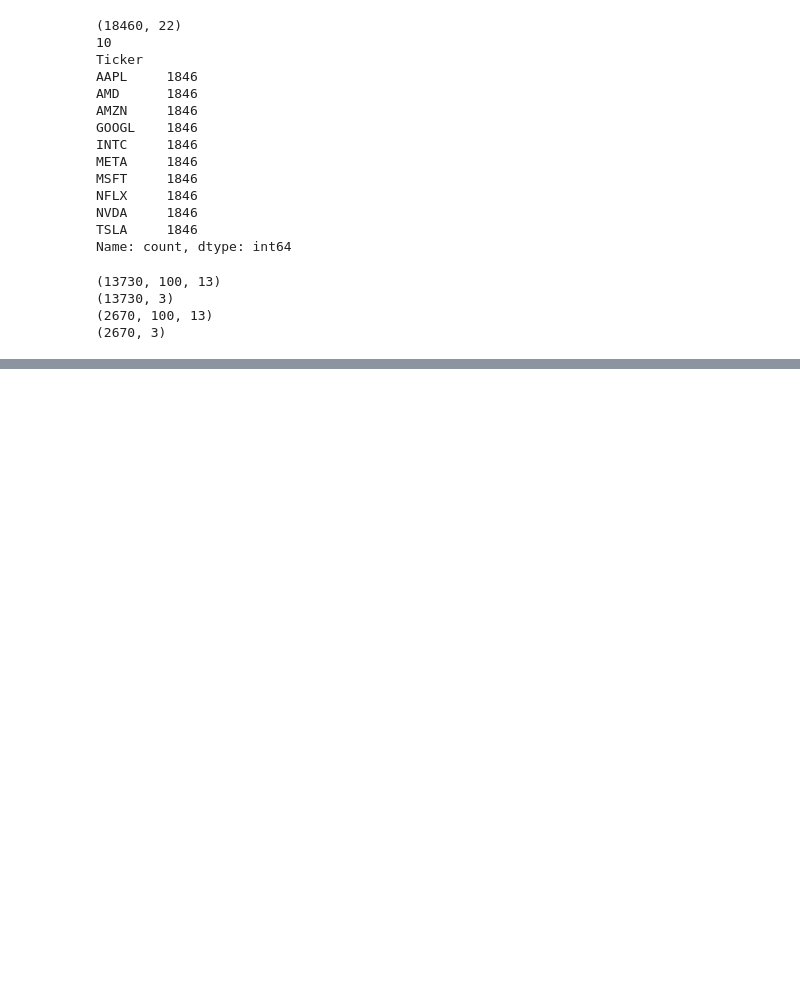
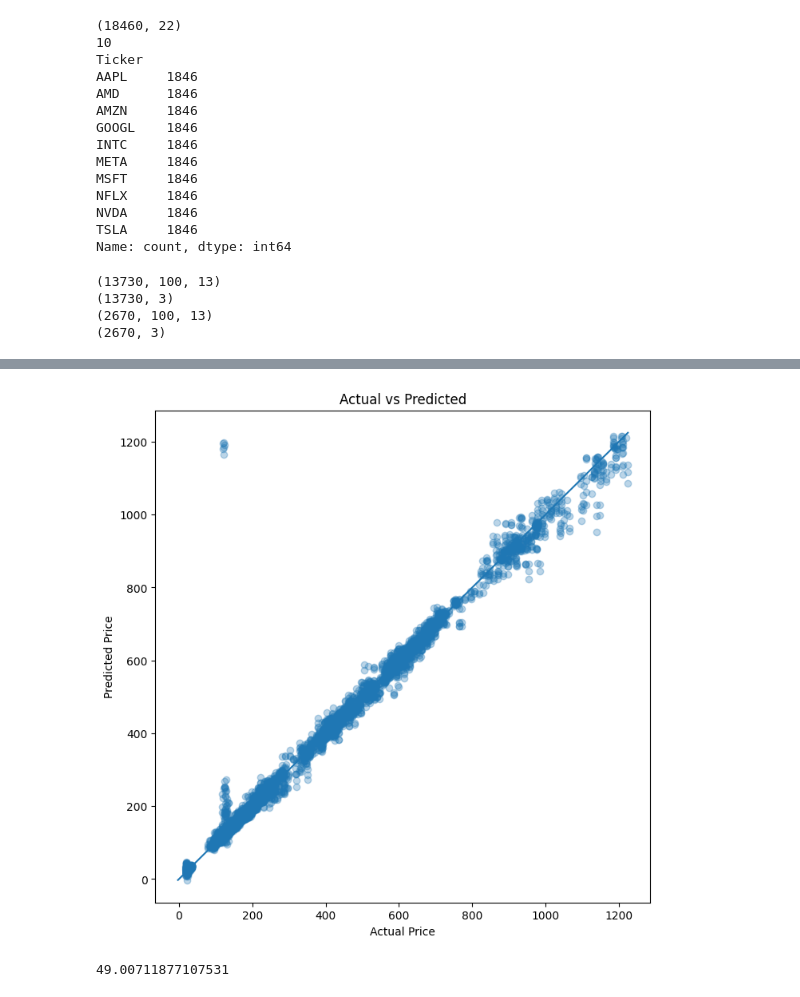
Before and after one commit to m4nn4t/stock_price_prediction, a Jupyter notebook: MultiStock.ipynb, the cells around one changed output, grey strips where cells are left out. Cells and saved outputs as stored; diff of their text form; code cells hidden in the pictures; blank space fills up the shorter version.

```diff
--- a/MultiStock.ipynb
+++ b/MultiStock.ipynb
@@ -564,0 +885,39 @@ print(y_test.shape)
+# %%
+plt.figure(figsize=(8,8))
+
+plt.scatter(
+    actual_prices,
+    pred_prices,
+    alpha=0.3
+)
+
+min_val=min(
+    actual_prices.min(),
+    pred_prices.min()
+)
+
+max_val=max(
+    actual_prices.max(),
+    pred_prices.max()
+)
+
+plt.plot(
+    [min_val,max_val],
+    [min_val,max_val]
+)
+
+plt.xlabel(
+    "Actual Price"
+)
+
+plt.ylabel(
+    "Predicted Price"
+)
+
+plt.title(
+    "Actual vs Predicted"
+)
+
+plt.show()
+# %% [output]
+[figure, added]
@@ -564,0 +932,20 @@ print(y_test.shape)
+# %%
+actual_dir=np.sign(
+    actual_prices[1:]
+    -
+    actual_prices[:-1]
+)
+
+pred_dir=np.sign(
+    pred_prices[1:]
+    -
+    pred_prices[:-1]
+)
+
+direction_accuracy=np.mean(
+    actual_dir==pred_dir
+)*100
+
+print(direction_accuracy)
+# %% [output]
+49.00711877107531
```
Also changed, not shown: parts of 19 cells of this notebook.
